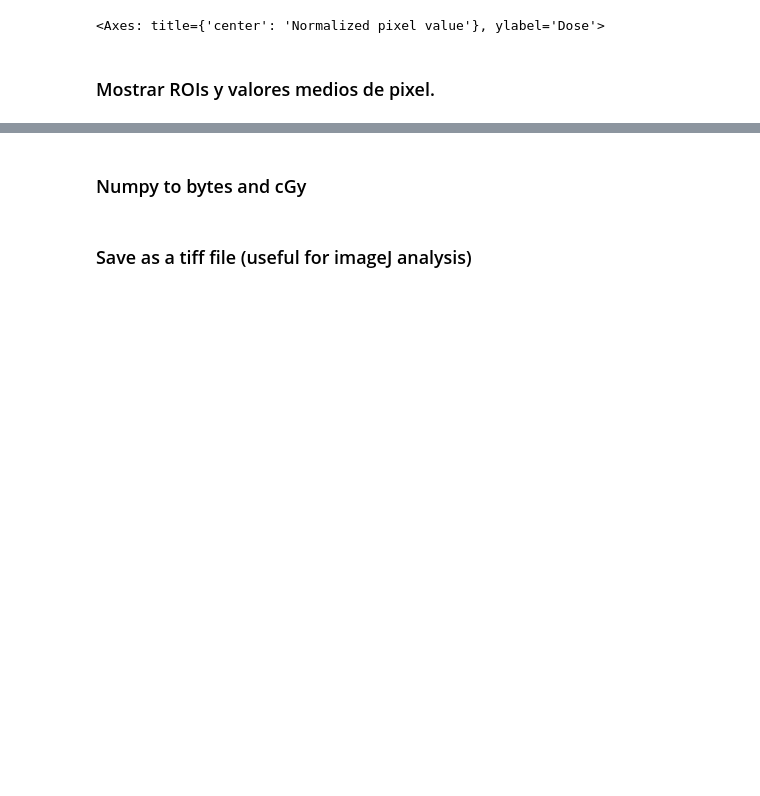
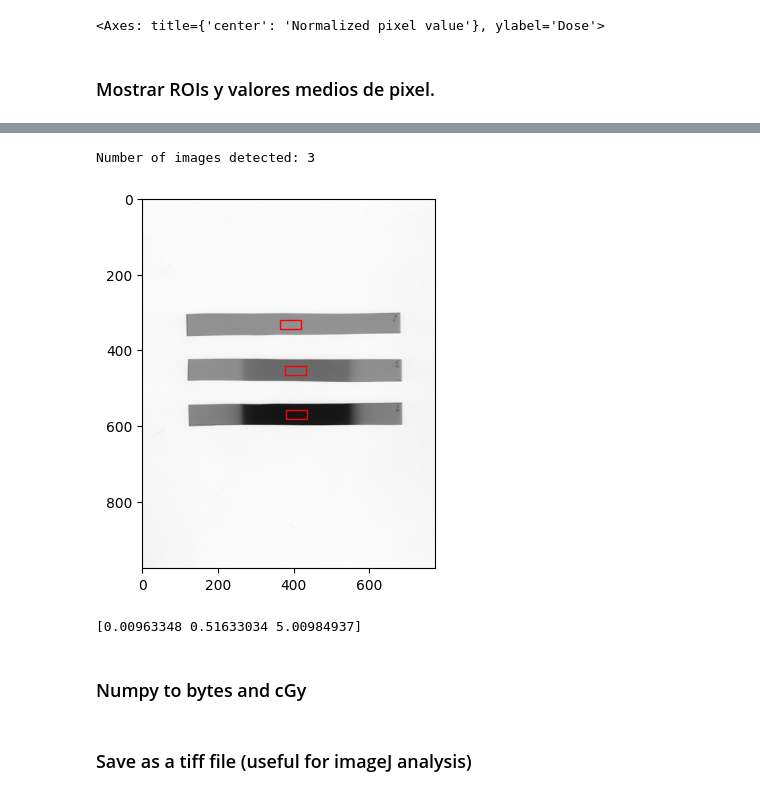
Before and after one commit to LuisOlivaresJ/Dosepy, a Jupyter notebook: src/Dosepy/Film calibration.ipynb, the cells around one changed output, grey strips where cells are left out. Drawn from its saved outputs; the diff is of its cells as text; code cells hidden in the pictures; blank space fills up the shorter version.

Commit message:
New doses_in_central_rois method

```diff
--- a/src/Dosepy/Film calibration.ipynb
+++ b/src/Dosepy/Film calibration.ipynb
@@ -91,0 +84,7 @@ Dosis por ajuste racional: [0.00963348 0.51529858 5.01220582]
+# %%
+doses_in_central_rois = verif.doses_in_central_rois(cal, roi = (20, 8), show=True)
+print(doses_in_central_rois)
+# %% [output]
+Number of images detected: 3
+[figure, added]
+[0.00963348 0.51633034 5.00984937]
```
Also changed, not shown: parts of 6 cells of this notebook, 1 other file.
